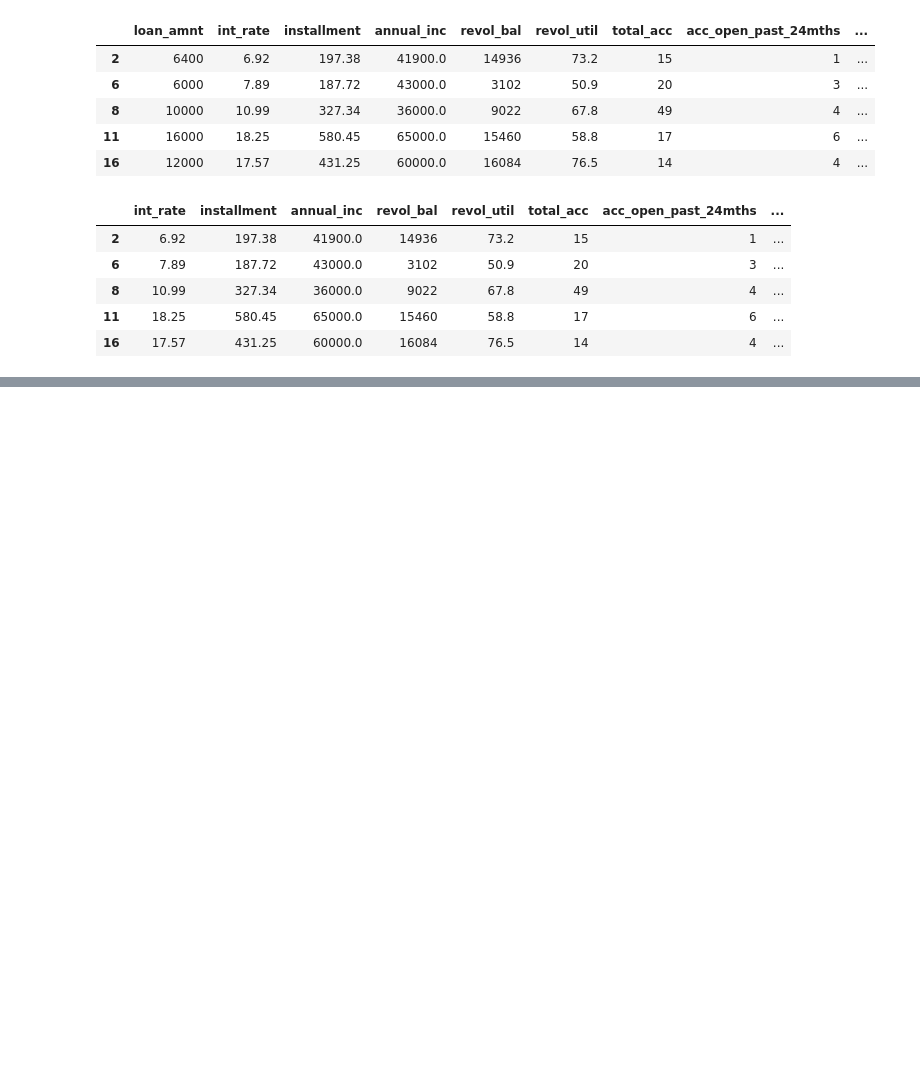
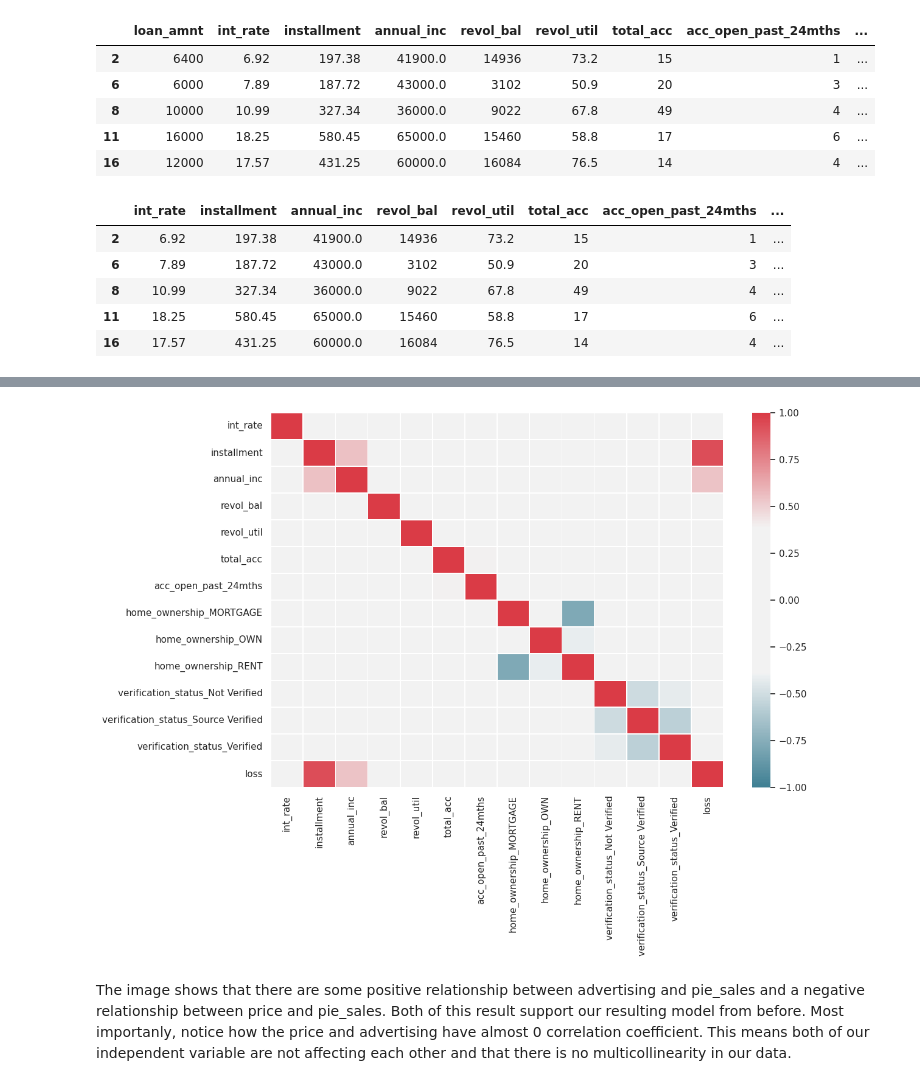
Before and after one commit to gmarambaia/gmarambaia, a Jupyter notebook: Capstone_Coursera_Part2.ipynb, the cells around one changed output, grey strips where cells are left out. Saved outputs shown, nothing was run; the diff lists cells and outputs as text; code cells hidden in the pictures; blank space fills up the shorter version.

```diff
--- a/Capstone_Coursera_Part2.ipynb
+++ b/Capstone_Coursera_Part2.ipynb
@@ -80,0 +278,6 @@ df.head()
+# %%
+# creating the correlation matrix
+corr = df[['int_rate', 'installment', 'annual_inc', 'revol_bal', 'revol_util', 'total_acc', 'acc_open_past_24mths', 'home_ownership_MORTGAGE',
+           'home_ownership_OWN', 'home_ownership_RENT', 'verification_status_Not Verified', 'verification_status_Source Verified', 'verification_status_Verified', 'loss']].corr()
+
+display(corr);
@@ -80,0 +300,12 @@ df.head()
+# %%
+# creating the heatmap for the correlation matrix
+sns.set(rc = {'figure.figsize':(12,8)})
+cmap = sns.diverging_palette(220, 10, as_cmap=True, sep=100)
+cmap.set_bad('grey')
+sns.heatmap(corr, cmap=cmap, vmin=-1, vmax=1, center=0, linewidths=.5)
+fig.suptitle('Pearson correlation coefficient matrix', fontsize=14)
+ax.tick_params(axis='both', which='major', labelsize=10)
+# %% [output]
+[figure, added]
+# %% [markdown]
+The image shows that there are some positive relationship between advertising and pie_sales and a negative relationship between price and pie_sales. Both of this result support our resulting model from before. Most importanly, notice how the price and advertising have almost 0 correlation coefficient. This means both of our independent variable are not affecting each other and that there is no multicollinearity in our data.
```
Also changed, not shown: parts of 40 cells of this notebook.
